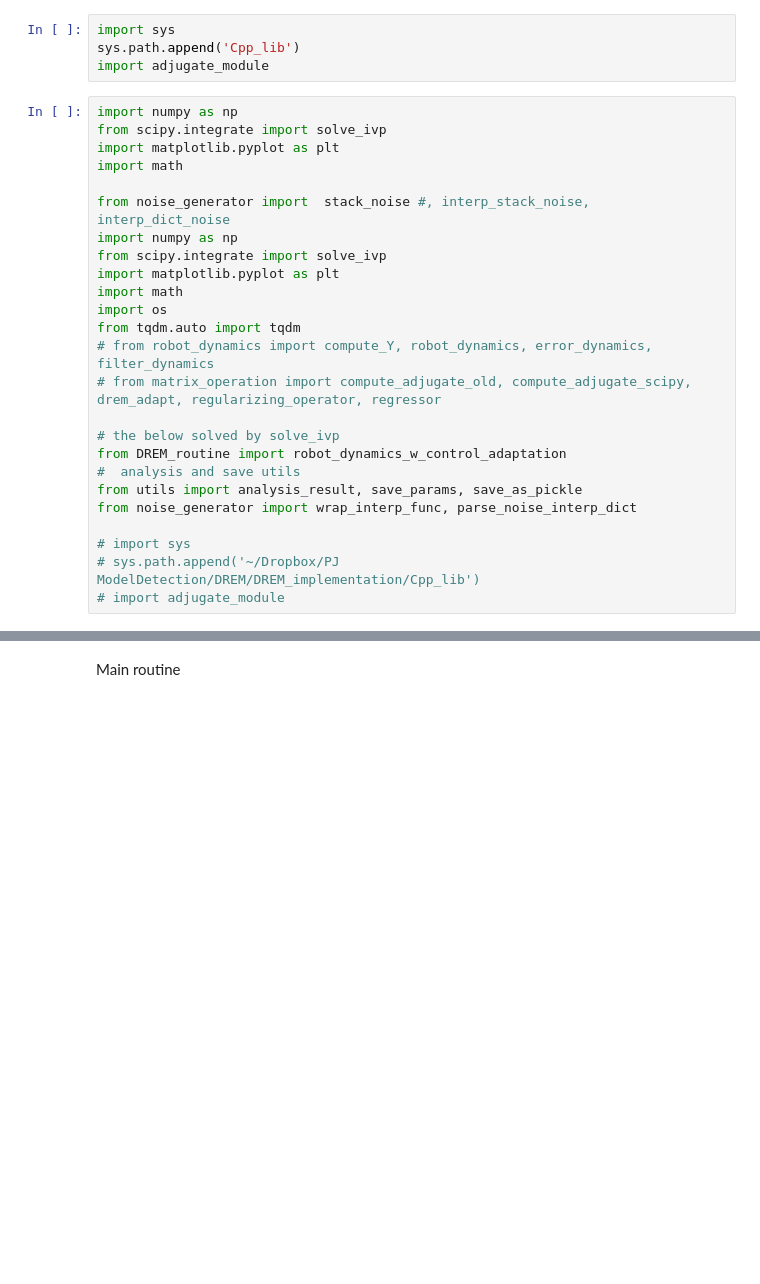
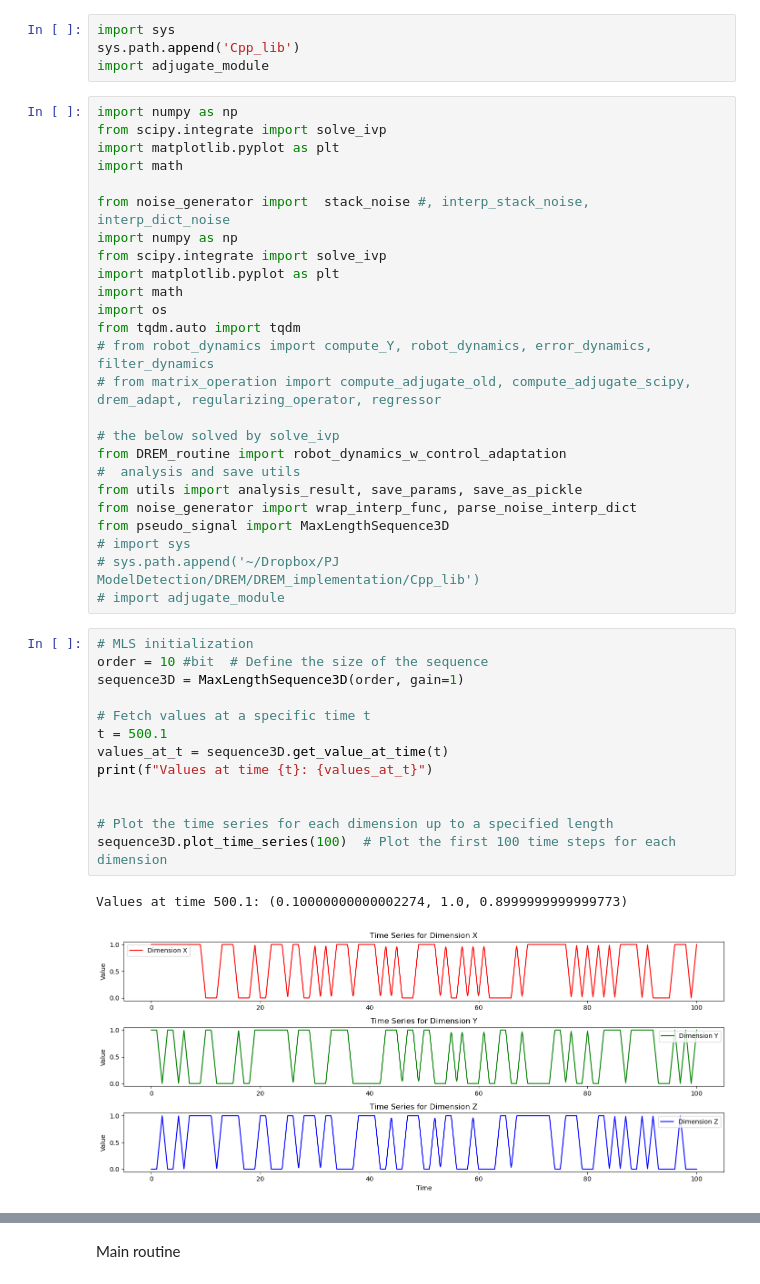
Before and after one commit to hirokiv/DREM_implementation, a Jupyter notebook: DREM.ipynb, the cells around one changed output, grey strips where cells are left out. Drawn from its saved outputs; the diff is of its cells as text; blank space fills up the shorter version.

```diff
--- a/DREM.ipynb
+++ b/DREM.ipynb
@@ -29,10 +31,26 @@ from DREM_routine import robot_dynamics_w_control_adaptation
 #  analysis and save utils
 from utils import analysis_result, save_params, save_as_pickle
 from noise_generator import wrap_interp_func, parse_noise_interp_dict
-
+from pseudo_signal import MaxLengthSequence3D
 # import sys
 # sys.path.append('~/Dropbox/PJ ModelDetection/DREM/DREM_implementation/Cpp_lib')
 # import adjugate_module
+# %%
+# MLS initialization
+order = 10 #bit  # Define the size of the sequence
+sequence3D = MaxLengthSequence3D(order, gain=1)
+
+# Fetch values at a specific time t
+t = 500.1
+values_at_t = sequence3D.get_value_at_time(t)
+print(f"Values at time {t}: {values_at_t}")
+
+
+# Plot the time series for each dimension up to a specified length
+sequence3D.plot_time_series(100)  # Plot the first 100 time steps for each dimension
+# %% [output]
+Values at time 500.1: (0.10000000000002274, 1.0, 0.8999999999999773)
+[figure, added]
 # %%
 
 ##########################
```
Also changed, not shown: parts of 13 cells of this notebook, 9 other files.
